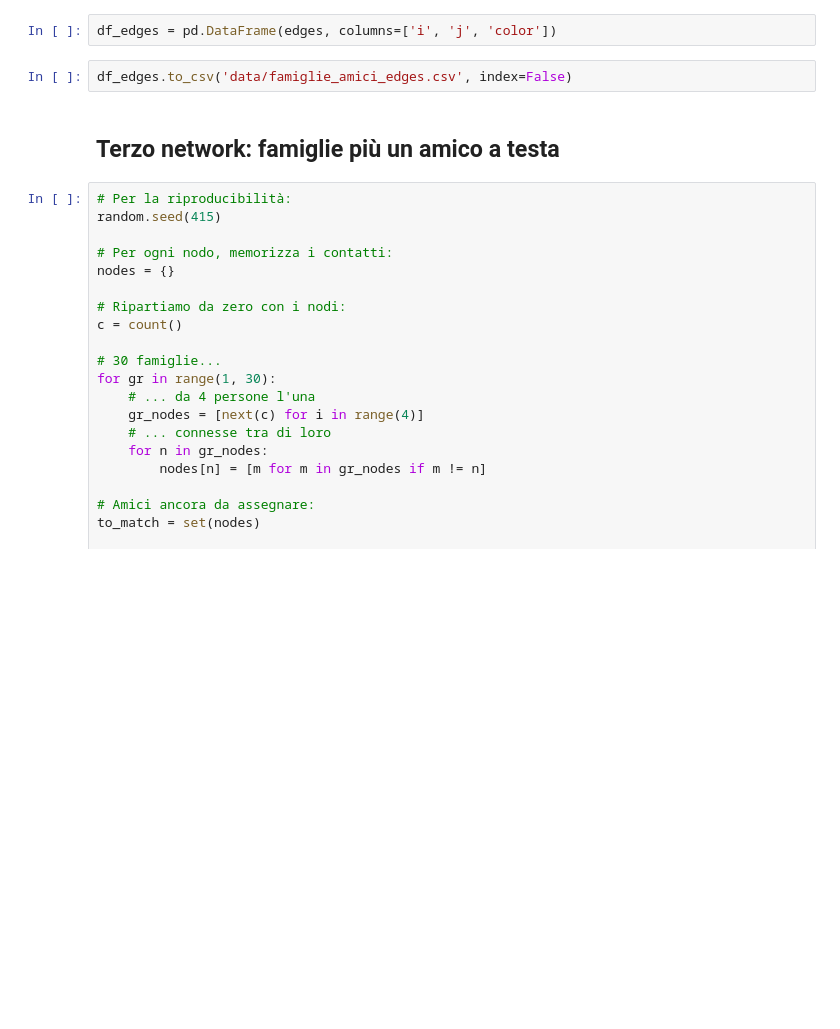
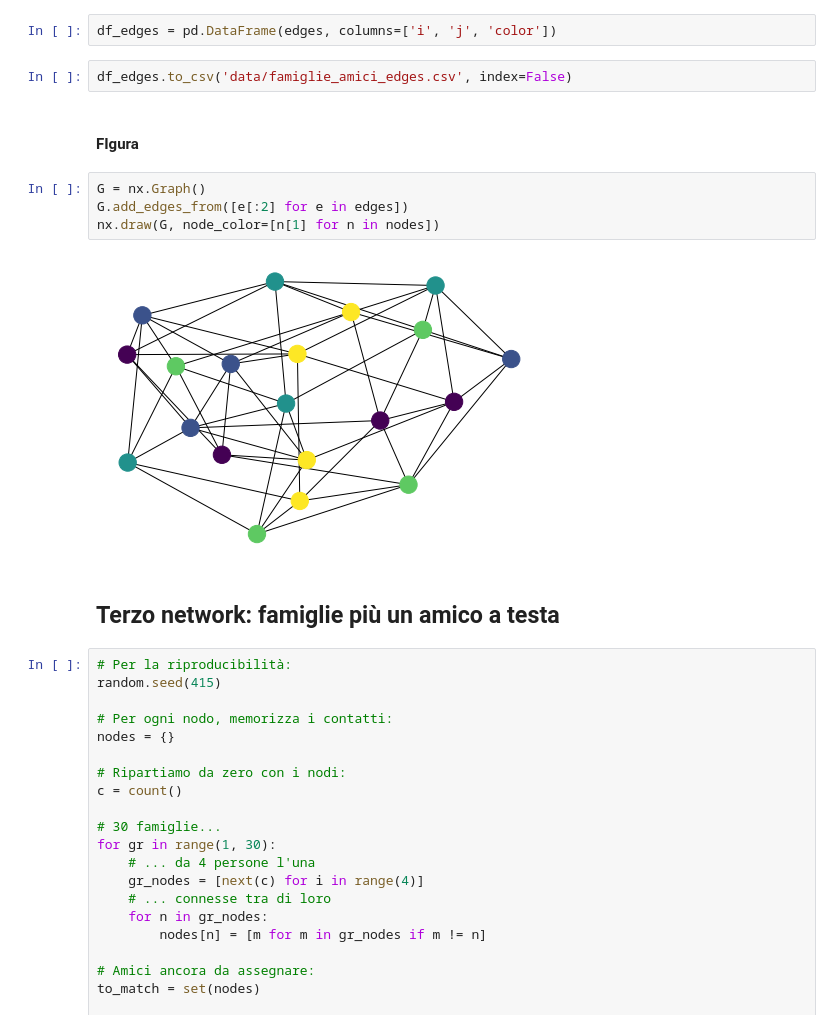
Before and after one commit to toobaz/pezzi, a Jupyter notebook: Teoria delle reti e congiunti - dati per grafi simulazioni.ipynb, the cells around one changed output. Cells and saved outputs as stored; diff of their text form; blank space fills up the shorter version.

```diff
--- a/Teoria delle reti e congiunti - dati per grafi simulazioni.ipynb
+++ b/Teoria delle reti e congiunti - dati per grafi simulazioni.ipynb
@@ -58,6 +68,14 @@ for i in range(100):
 df_edges = pd.DataFrame(edges, columns=['i', 'j', 'color'])
 # %%
 df_edges.to_csv('data/famiglie_amici_edges.csv', index=False)
+# %% [markdown]
+#### FIgura
+# %%
+G = nx.Graph()
+G.add_edges_from([e[:2] for e in edges])
+nx.draw(G, node_color=[n[1] for n in nodes])
+# %% [output]
+[figure, added]
 # %% [markdown]
 ## Terzo network: famiglie più un amico a testa
 # %%
```
Also changed, not shown: parts of 5 cells of this notebook.
